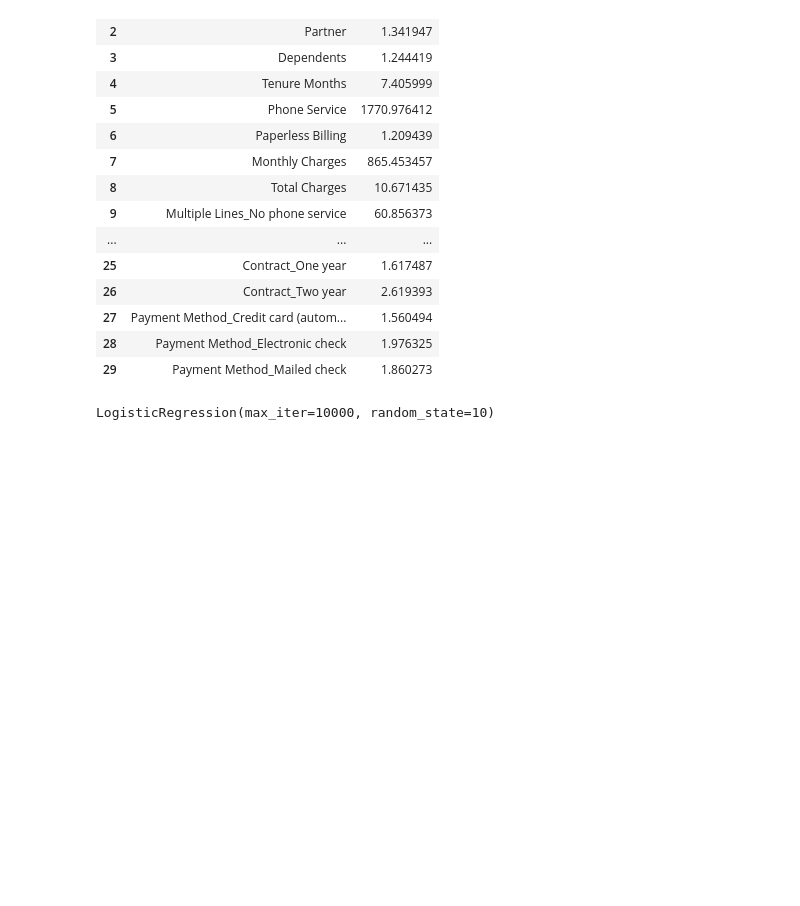
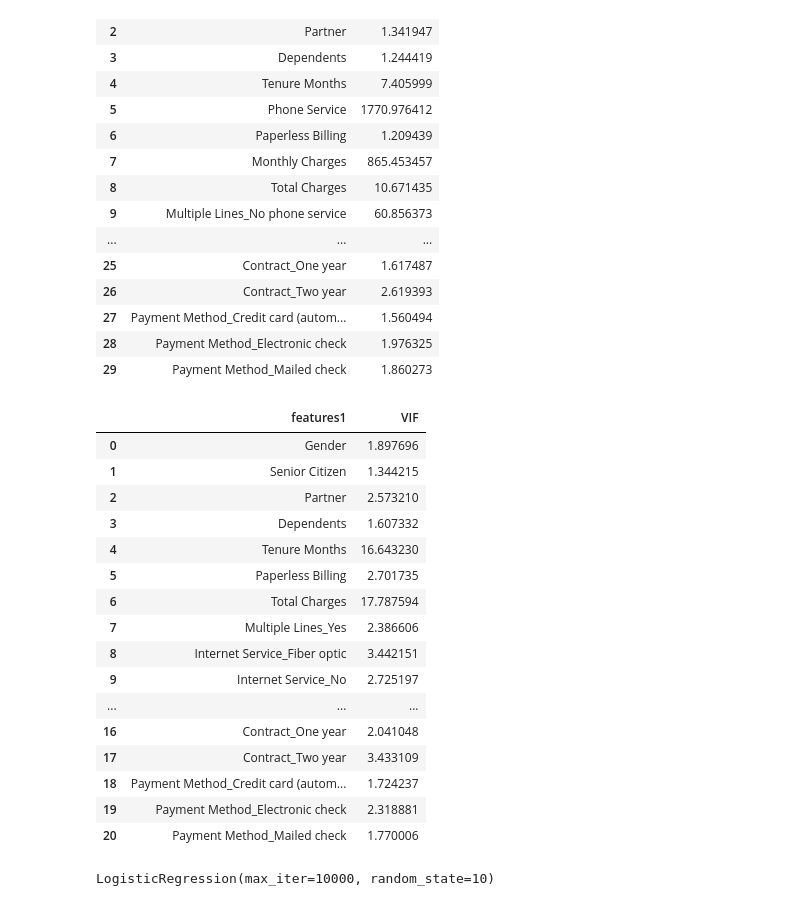
Before and after one commit to izzybenson03/SWAN-project, a Jupyter notebook: Swan Project.ipynb, the cells around one changed output. Drawn from its saved outputs; the diff is of its cells as text; code cells hidden in the pictures; blank space fills up the shorter version.

```diff
--- a/Swan Project.ipynb
+++ b/Swan Project.ipynb
@@ -229,5 +233,31 @@ display(vif_data)
 X = df_fe.drop(columns = ['Churn Value', 'Multiple Lines_No phone service','Online Security_No internet service','Online Backup_No internet service','Device Protection_No internet service','Tech Support_No internet service',
                                  'Streaming TV_No internet service','Streaming Movies_No internet service','Monthly Charges','Phone Service'])
+# %%
+# VIF values after dropping columns
+vif_data = pd.DataFrame()
+vif_data['features1'] = X.columns
+vif_data['VIF'] = [variance_inflation_factor(X.values, i)
+                    for i in range(X.shape[1])]
+
+display(vif_data)
+# %% [output]
+|  | features1 | VIF |
+| 0 | Gender | 1.897696 |
+| 1 | Senior Citizen | 1.344215 |
+| 2 | Partner | 2.573210 |
+| 3 | Dependents | 1.607332 |
+| 4 | Tenure Months | 16.643230 |
+| 5 | Paperless Billing | 2.701735 |
+| 6 | Total Charges | 17.787594 |
+| 7 | Multiple Lines_Yes | 2.386606 |
+| 8 | Internet Service_Fiber optic | 3.442151 |
+| 9 | Internet Service_No | 2.725197 |
+| ... | ... | ... |
+| 16 | Contract_One year | 2.041048 |
+| 17 | Contract_Two year | 3.433109 |
+| 18 | Payment Method_Credit card (autom... | 1.724237 |
+| 19 | Payment Method_Electronic check | 2.318881 |
+| 20 | Payment Method_Mailed check | 1.770006 |
 # %%
 y = df_fe['Churn Value']
 # %%
```
Also changed, not shown: parts of 36 cells of this notebook.
